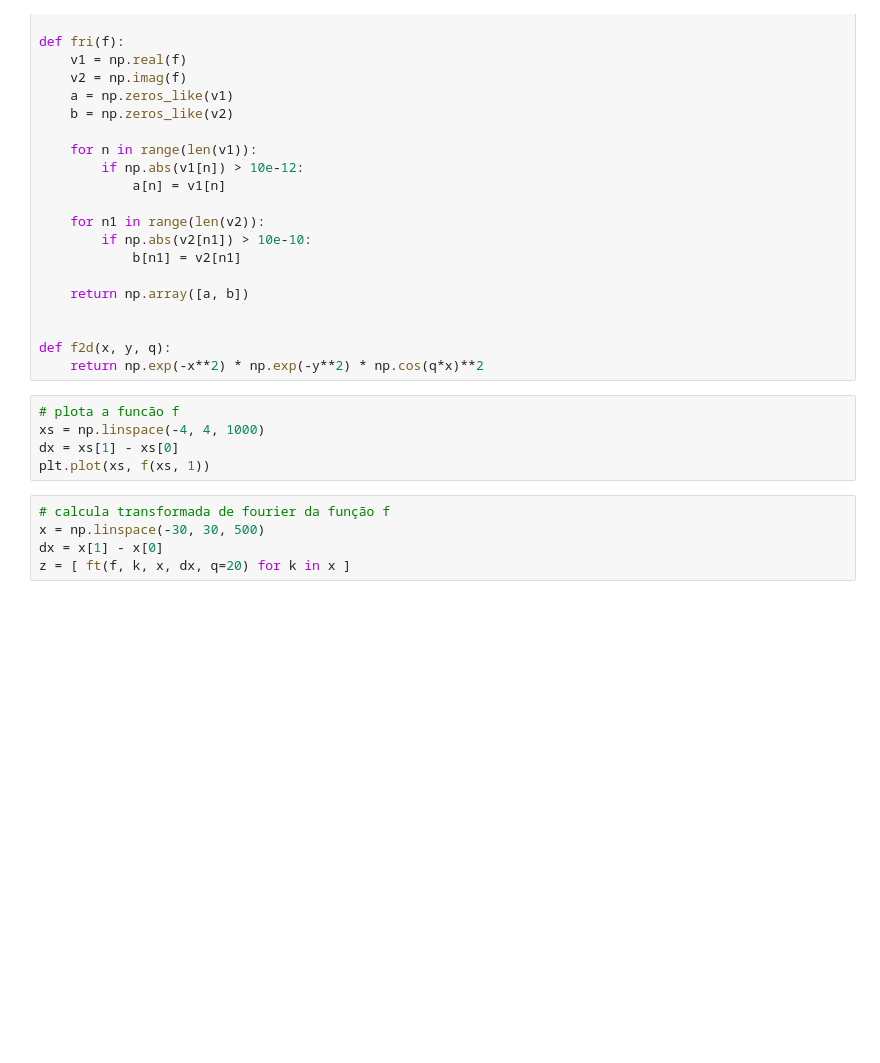
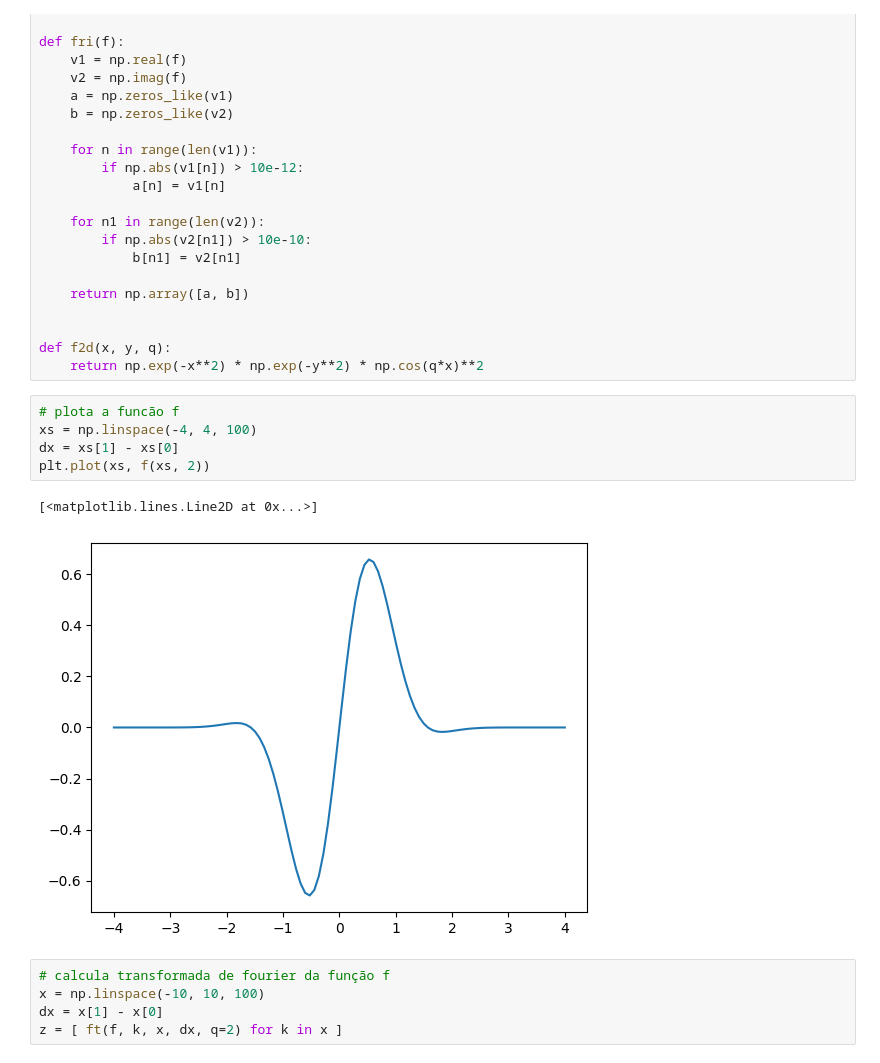
Before and after one commit to IuryPrego/overlap, a Jupyter notebook: ft.ipynb, the cells around one changed output. Saved outputs shown, nothing was run; the diff lists cells and outputs as text; blank space fills up the shorter version.

```diff
--- a/ft.ipynb
+++ b/ft.ipynb
@@ -42,14 +42,17 @@ def f2d(x, y, q):
     return np.exp(-x**2) * np.exp(-y**2) * np.cos(q*x)**2
 # %%
 # plota a funcão f
-xs = np.linspace(-4, 4, 1000)
+xs = np.linspace(-4, 4, 100)
 dx = xs[1] - xs[0]
-plt.plot(xs, f(xs, 1))
+plt.plot(xs, f(xs, 2))
+# %% [output]
+[<matplotlib.lines.Line2D at 0x...>]
+[figure, added]
 # %%
 # calcula transformada de fourier da função f
-x = np.linspace(-30, 30, 500)
+x = np.linspace(-10, 10, 100)
 dx = x[1] - x[0]
-z = [ ft(f, k, x, dx, q=20) for k in x ]
+z = [ ft(f, k, x, dx, q=2) for k in x ]
 # %%
 # plota a transformada da função em 2 dimensões imag x real
 
```
Also changed, not shown: parts of 4 cells of this notebook.
